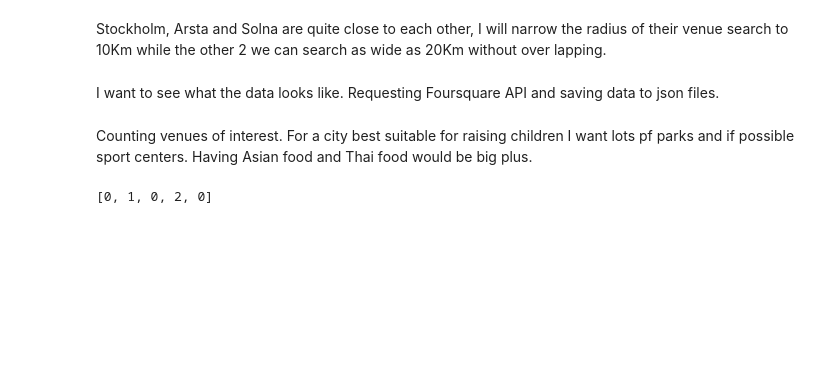
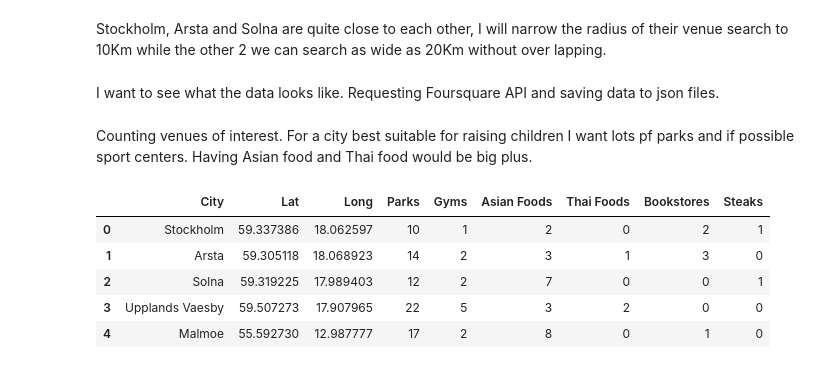
Before and after one commit to PanupatC/Coursera_Capstone, a Jupyter notebook: Coursera_sweden_school_code.ipynb, the cells around one changed output. Drawn from its saved outputs; the diff is of its cells as text; code cells hidden in the pictures; blank space fills up the shorter version.

```diff
--- a/Coursera_sweden_school_code.ipynb
+++ b/Coursera_sweden_school_code.ipynb
@@ -272,30 +272,43 @@ for city in cities_of_interest:
 # %% [markdown]
 Counting venues of interest. For a city best suitable for raising children I want lots pf parks and if possible sport centers. Having Asian food and Thai food would be big plus.
 # %%
+import numpy as np
+
+parks = []
 gyms = []
 asian_foods = []
 thai_foods = []
+bookstores = []
 steaks = []
-parks = []
-bookstores = []
 
 for city in cities_of_interest:
     with open(f'{city}.json', 'r') as c:
         data = json.load(c)
     data = data['response']['groups'][0]['items']
     gyms.append(sum(1 for d in data if '/gym' in d['venue']['categories'][0]['icon']['prefix']))
     parks.append(sum(1 for d in data if '/park' in d['venue']['categories'][0]['icon']['prefix']))
-    # trying to combine all Asian food into 1 count based on json file exploration
+    # trying to combine all Asian food except Thai into 1 count
     asian_foods.append(sum(1 for d in data
         if '/food/asian' in d['venue']['categories'][0]['icon']['prefix']
         or '/food/sushi' in d['venue']['categories'][0]['icon']['prefix']
         or '/food/korean' in d['venue']['categories'][0]['icon']['prefix']
         or '/food/vietnam' in d['venue']['categories'][0]['icon']['prefix']
         or '/food/ramen' in d['venue']['categories'][0]['icon']['prefix']
     ))
     thai_foods.append(sum(1 for d in data if '/food/thai' in d['venue']['categories'][0]['icon']['prefix']))
     steaks.append(sum(1 for d in data if '/food/steak' in d['venue']['categories'][0]['icon']['prefix']))
     bookstores.append(sum(1 for d in data if 'bookstore' in d['venue']['categories'][0]['icon']['prefix']))
-print(thai_foods)
+df_city['Parks'] = parks
+df_city['Gyms'] = gyms
+df_city['Asian Foods'] = asian_foods
+df_city['Thai Foods'] = thai_foods
+df_city['Bookstores'] = bookstores
+df_city['Steaks'] = steaks
+df_city
 # %% [output]
-[0, 1, 0, 2, 0]
+|  | City | Lat | Long | Parks | Gyms | Asian Foods | Thai Foods | Bookstores | Steaks |
+| 0 | Stockholm | 59.337386 | 18.062597 | 10 | 1 | 2 | 0 | 2 | 1 |
+| 1 | Arsta | 59.305118 | 18.068923 | 14 | 2 | 3 | 1 | 3 | 0 |
+| 2 | Solna | 59.319225 | 17.989403 | 12 | 2 | 7 | 0 | 0 | 1 |
+| 3 | Upplands Vaesby | 59.507273 | 17.907965 | 22 | 5 | 3 | 2 | 0 | 0 |
+| 4 | Malmoe | 55.592730 | 12.987777 | 17 | 2 | 8 | 0 | 1 | 0 |
```
